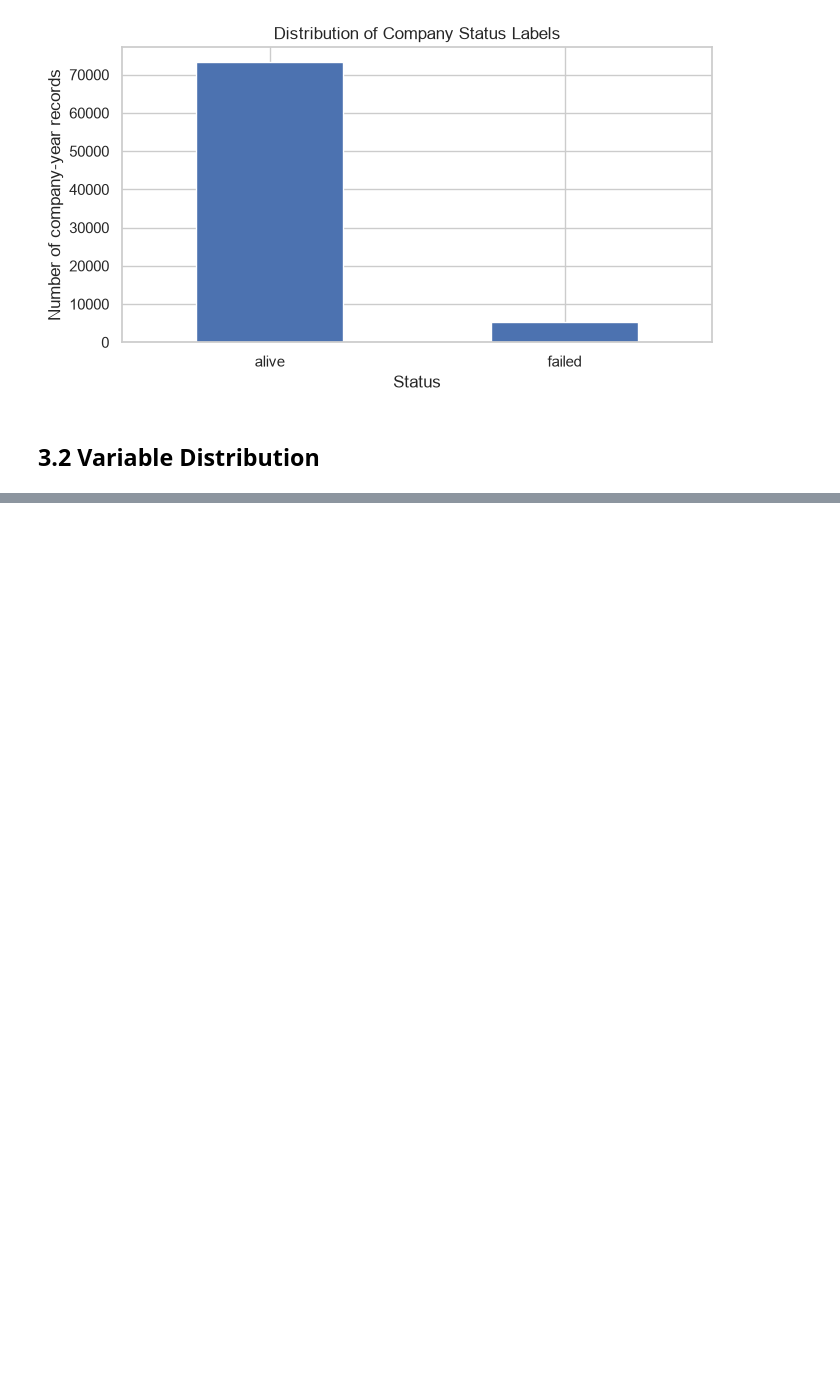
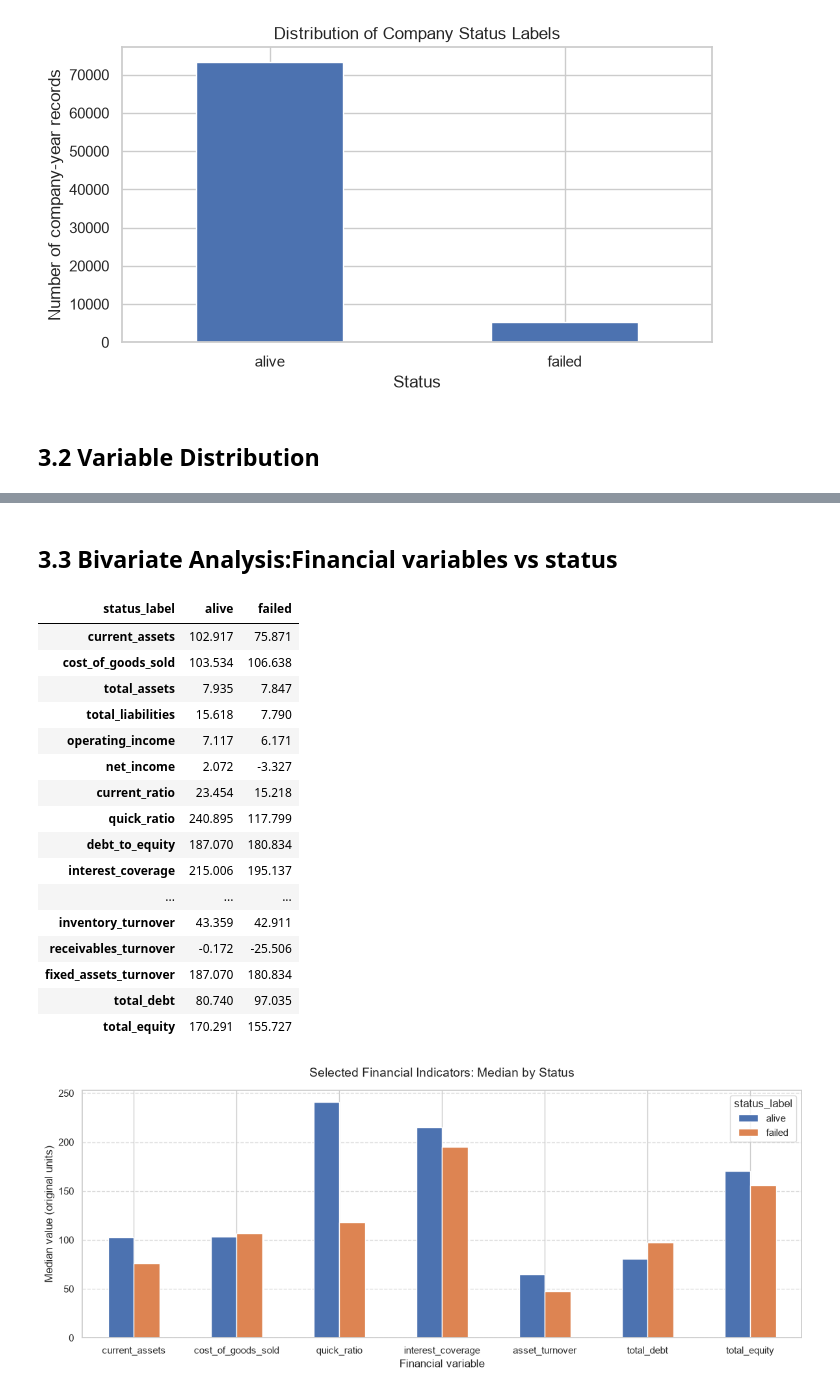
Before and after one commit to ROBALLKIRWA/american_bankruptcy_prediction1, a Jupyter notebook: American_bankruptcy_prediction.ipynb, the cells around one changed output, grey strips where cells are left out. Drawn from its saved outputs; the diff is of its cells as text; code cells hidden in the pictures; blank space fills up the shorter version.

```diff
--- a/American_bankruptcy_prediction.ipynb
+++ b/American_bankruptcy_prediction.ipynb
@@ -260,0 +286,40 @@ plt.show()
+# %% [markdown]
+## 3.3 Bivariate Analysis:Financial variables vs status
+# %%
+
+
+# 1. Calculate medians and transpose so features become rows
+median_by_status = df.groupby("status_label")[feature_cols].median().T
+display(median_by_status)
+
+# 2. Filter for selected features and plot
+selected = ["current_assets", "cost_of_goods_sold", "quick_ratio", "interest_coverage", "asset_turnover", "total_debt", "total_equity"]
+median_by_status.loc[selected].plot(kind="bar", figsize=(12, 5))
+
+# 3. Customize chart appearance
+plt.title("Selected Financial Indicators: Median by Status", fontsize=14, pad=15)
+plt.xlabel("Financial variable", fontsize=12)
+plt.ylabel("Median value (original units)", fontsize=12)
+plt.xticks(rotation=0)
+plt.grid(axis="y", linestyle="--", alpha=0.7)  # Added gridlines for readability
+plt.tight_layout()
+plt.show()
+# %% [output]
+| status_label | alive | failed |
+| current_assets | 102.917 | 75.871 |
+| cost_of_goods_sold | 103.534 | 106.638 |
+| total_assets | 7.935 | 7.847 |
+| total_liabilities | 15.618 | 7.790 |
+| operating_income | 7.117 | 6.171 |
+| net_income | 2.072 | -3.327 |
+| current_ratio | 23.454 | 15.218 |
+| quick_ratio | 240.895 | 117.799 |
+| debt_to_equity | 187.070 | 180.834 |
+| interest_coverage | 215.006 | 195.137 |
+| ... | ... | ... |
+| inventory_turnover | 43.359 | 42.911 |
+| receivables_turnover | -0.172 | -25.506 |
+| fixed_assets_turnover | 187.070 | 180.834 |
+| total_debt | 80.740 | 97.035 |
+| total_equity | 170.291 | 155.727 |
+[figure, added]
```
Also changed, not shown: parts of 7 cells of this notebook.
